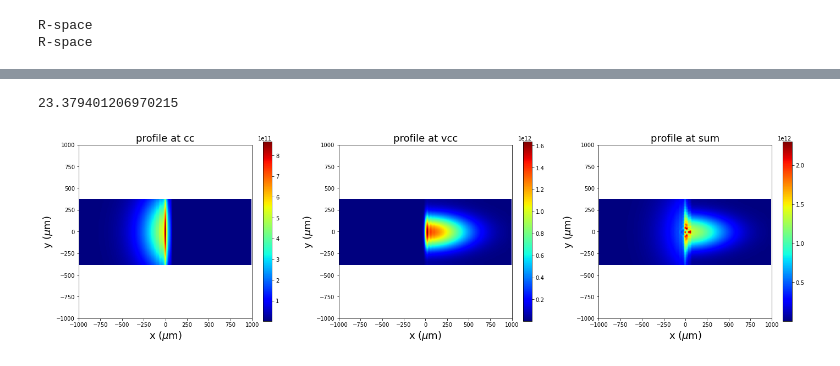
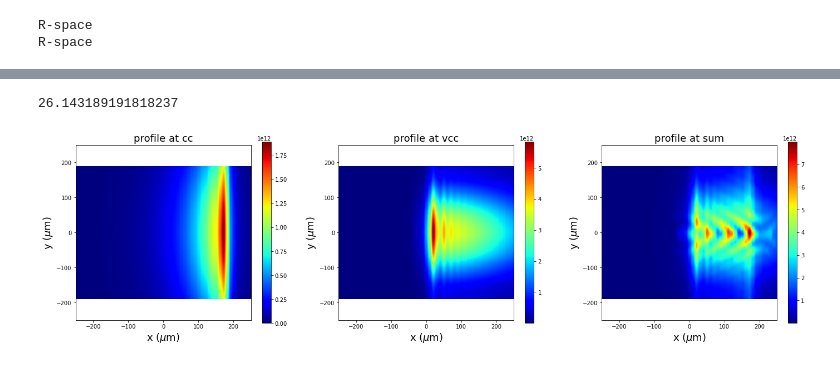
Before and after one commit to nanw0321/Fringe_crossing_interference_pattern, a Jupyter notebook: Ver_WPG_prism.ipynb, the cells around one changed output, grey strips where cells are left out. Cells and saved outputs as stored; diff of their text form; code cells hidden in the pictures.

```diff
--- a/Ver_WPG_prism.ipynb
+++ b/Ver_WPG_prism.ipynb
@@ -71,7 +71,7 @@ n = 1 - 5.89e-6         # material refractive index
 d_abs = 788e-6          # material absorption depth
 #d_abs = 1e30             # turn off absorption
 f_prism = 8.              # prism focal distance
-overlap = 50e-6           # overlap of two beams after focal distance
+overlap = 200e-6           # overlap of two beams after focal distance
 
 bl_type = 'all'
 
@@ -287,26 +287,26 @@ print(time.time()-tstart)
 # get vcc branch's field
 x1, y1, E_real_1, E_img_1 = get_field(mwf_vcc2)
 # %% [output]
-23.379401206970215
+26.143189191818237
 # %%
 # plots
-fov_x = 2000   # um
-fov_y = 2000   # um
+fov_x = 500   # um
+fov_y = 500   # um
 
 fig = plt.figure(figsize=(24,6))
 ax1 = fig.add_subplot(131)
 plot_spatial(x1, y1, E_real_0, E_img_0, label='cc', if_log=0)
 plt.xlim([-fov_x/2,fov_x/2]); plt.ylim([-fov_y/2,fov_y/2])
 ax1.set_aspect('equal')
 
 ax2 = fig.add_subplot(132)
 plot_spatial(x1, y1, E_real_1, E_img_1, label='vcc', if_log=0)
 plt.xlim([-fov_x/2,fov_x/2]); plt.ylim([-fov_y/2,fov_y/2])
 ax2.set_aspect('equal')
 
 ax3 = fig.add_subplot(133)
 plot_spatial(x1, y1, E_real_0+E_real_1, E_img_0+E_img_1, label='sum', if_log=0)
 plt.xlim([-fov_x/2,fov_x/2]); plt.ylim([-fov_y/2,fov_y/2])
 ax3.set_aspect('equal')
 # %% [output]
-[figure, old version]
+[figure, new version]
```
Also changed, not shown: parts of 4 cells of this notebook, 17 other files.
